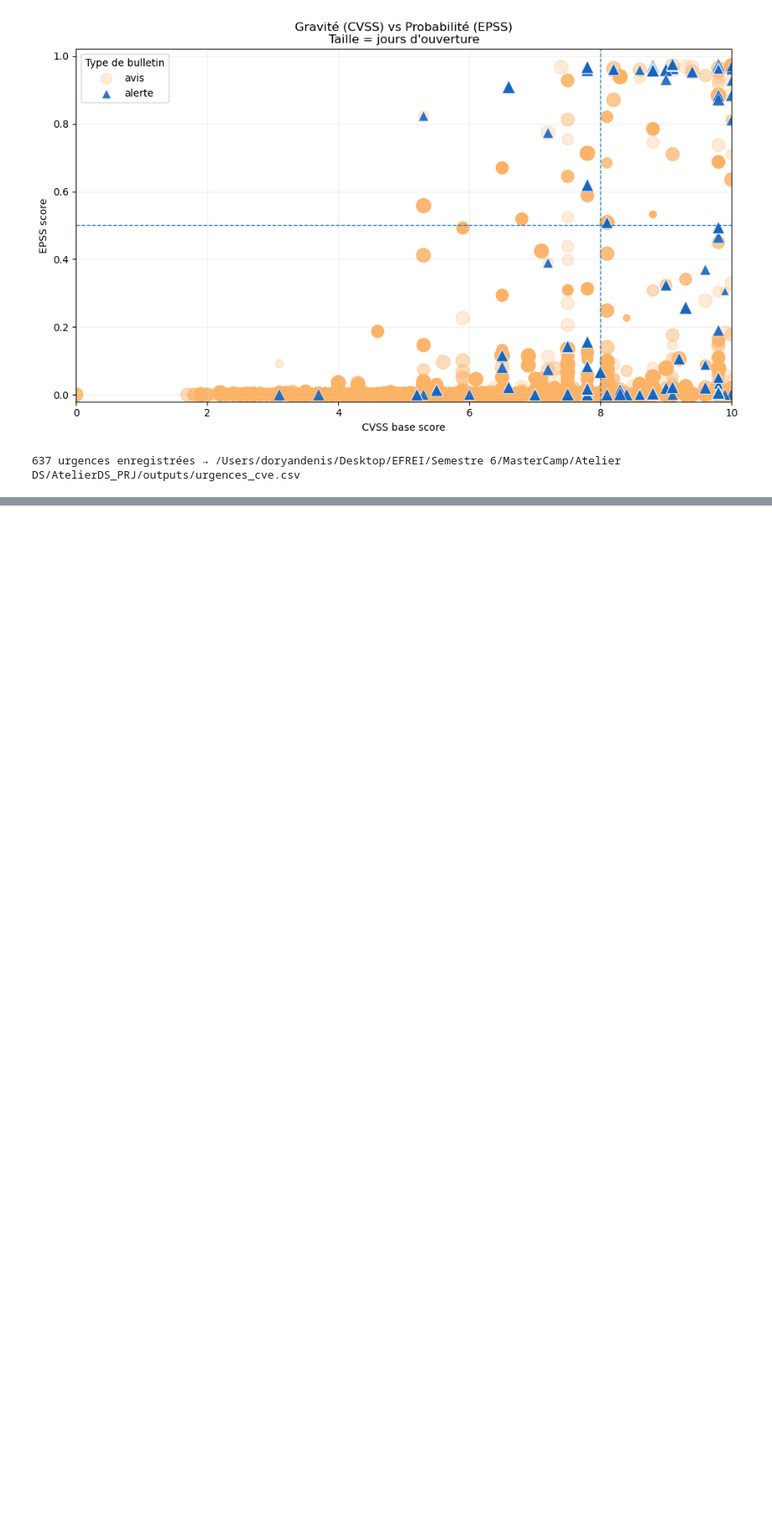
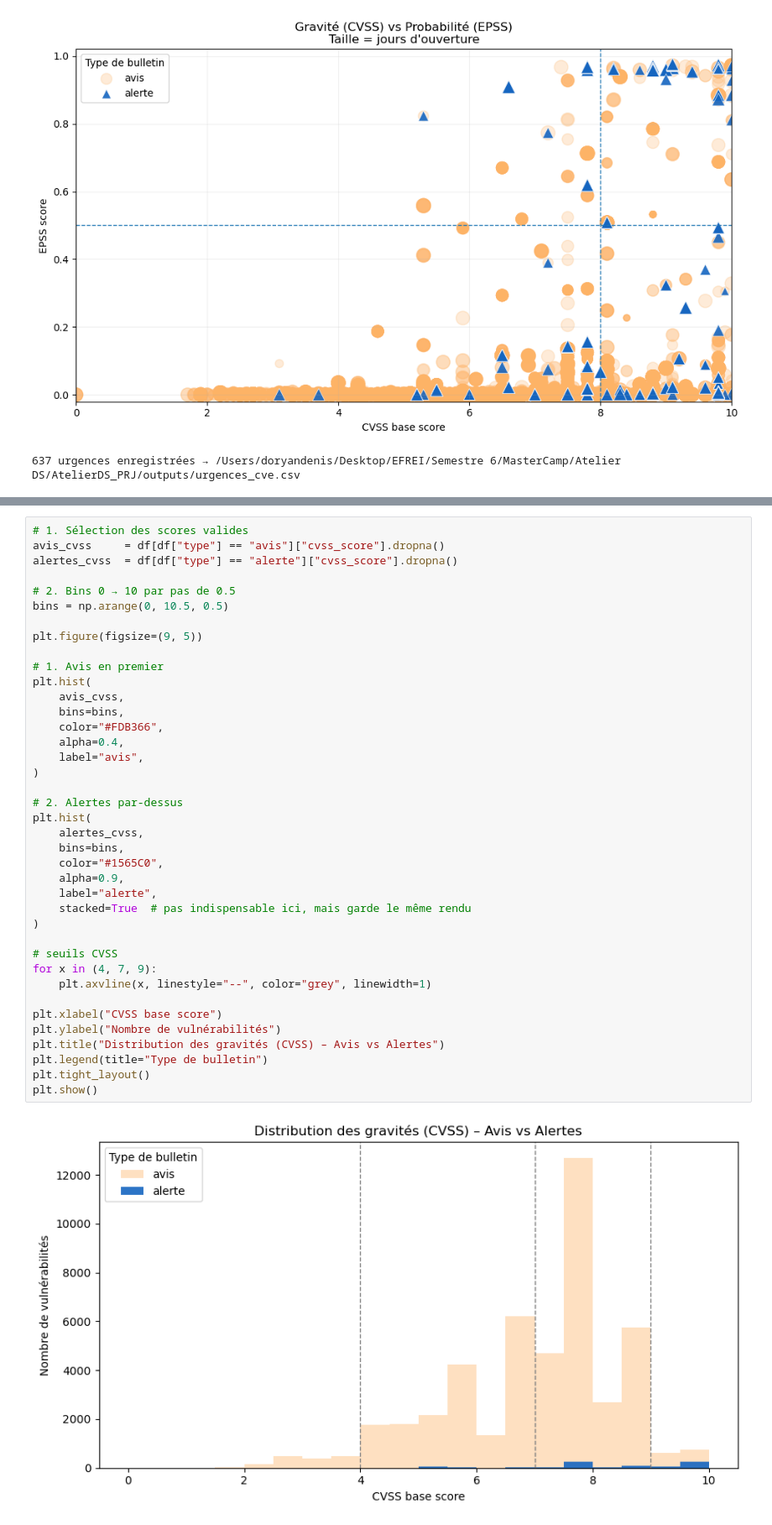
Before and after one commit to DorDNS/AtelierDS_PRJ, a Jupyter notebook: notebooks/analysis.ipynb, the cells around one changed output, grey strips where cells are left out. Shown: that part at 84% size. Drawn from its saved outputs; the diff is of its cells as text; blank space fills up the shorter version.

Commit message:
Ajout histogramme CVSS, violin EPSS / CVSS, top faiblesses et heatmap vendor / CWE

```diff
--- a/notebooks/analysis.ipynb
+++ b/notebooks/analysis.ipynb
@@ -97,0 +101,41 @@ print(f"{len(urgences)} urgences enregistrées → {OUTPUT_DIR / 'urgences_cve.c
+# %%
+# 1. Sélection des scores valides
+avis_cvss     = df[df["type"] == "avis"]["cvss_score"].dropna()
+alertes_cvss  = df[df["type"] == "alerte"]["cvss_score"].dropna()
+
+# 2. Bins 0 → 10 par pas de 0.5
+bins = np.arange(0, 10.5, 0.5)
+
+plt.figure(figsize=(9, 5))
+
+# 1. Avis en premier
+plt.hist(
+    avis_cvss,
+    bins=bins,
+    color="#FDB366",
+    alpha=0.4,
+    label="avis",
+)
+
+# 2. Alertes par-dessus
+plt.hist(
+    alertes_cvss,
+    bins=bins,
+    color="#1565C0",
+    alpha=0.9,
+    label="alerte",
+    stacked=True  # pas indispensable ici, mais garde le même rendu
+)
+
+# seuils CVSS
+for x in (4, 7, 9):
+    plt.axvline(x, linestyle="--", color="grey", linewidth=1)
+
+plt.xlabel("CVSS base score")
+plt.ylabel("Nombre de vulnérabilités")
+plt.title("Distribution des gravités (CVSS) – Avis vs Alertes")
+plt.legend(title="Type de bulletin")
+plt.tight_layout()
+plt.show()
+# %% [output]
+[figure, added]
```
Also changed, not shown: parts of 9 cells of this notebook.
